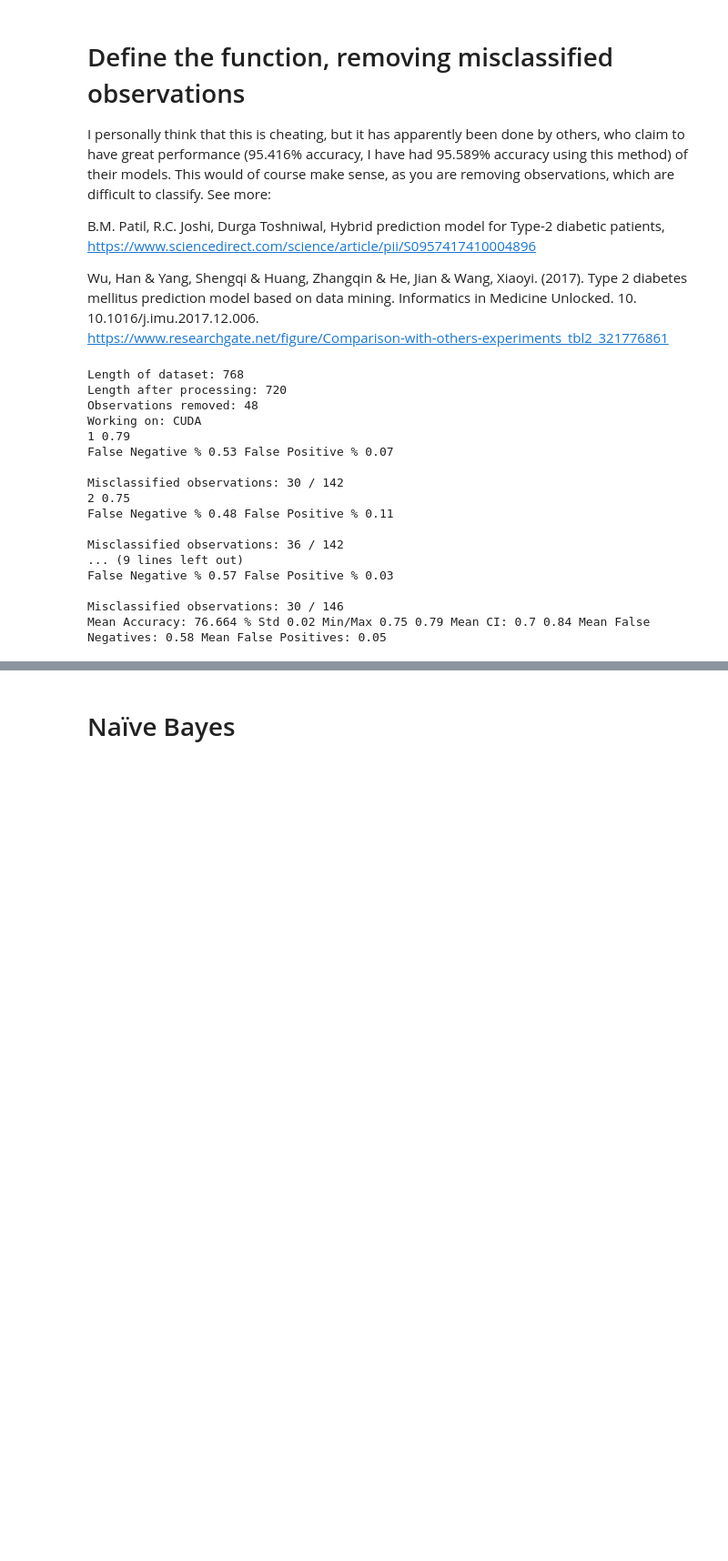
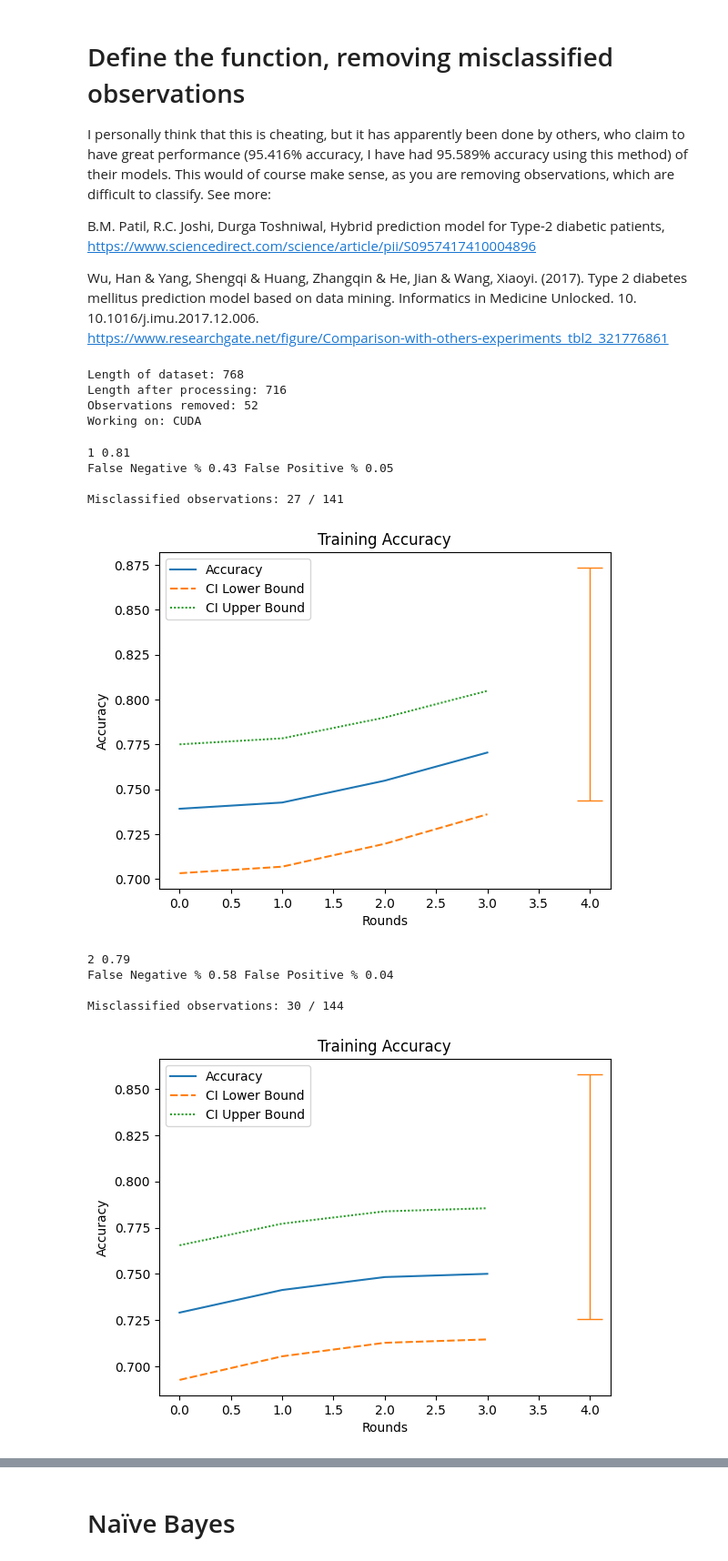
Before and after one commit to PeterVL02/Diabetes-Classifier, a Jupyter notebook: diabetes_classifier.ipynb, the cells around one changed output, grey strips where cells are left out. Shown: that part at 91% size. Saved outputs shown, nothing was run; the diff lists cells and outputs as text; code cells hidden in the pictures; blank space fills up the shorter version.

```diff
--- a/diabetes_classifier.ipynb
+++ b/diabetes_classifier.ipynb
@@ -128,7 +133,7 @@ class Agent:
         neg_outcome_tracker = []
         misclassified_obs = []
         decision_list = []
-        for j in range(rounds):
+        for j in tqdm(range(rounds), ascii=True):
             res = []
             decision_list = []
             for i in range(len(self.data)):
@@ -368,10 +396,17 @@ def cross_validate(training_data, test_data, pcs, n_pcs, learning_rate, rtt, plo
 
         global features
         global split_clustering
+        global split_tree
         if split_clustering:
-            mco_frames.append(pd.DataFrame(mco, columns=np.concatenate((features, ['Cluster'], ['Outcome']), axis=0)))
+            if split_tree:
+                mco_frames.append(pd.DataFrame(mco, columns=np.concatenate((features, ['Cluster'],['Tree'] ,['Outcome']), axis=0)))
+            else:
+                mco_frames.append(pd.DataFrame(mco, columns=np.concatenate((features, ['Cluster'],['Outcome']), axis=0)))
         else:
-            mco_frames.append(pd.DataFrame(mco, columns=np.concatenate((features, ['Outcome']), axis=0)))
+            if split_tree:
+                mco_frames.append(pd.DataFrame(mco, columns=np.concatenate((features, ['Tree'] ,['Outcome']), axis=0)))
+            else:
+                mco_frames.append(pd.DataFrame(mco, columns=np.concatenate((features, ['Outcome']), axis=0)))
 
         if plot:
             plt.errorbar(x=rtt, y= final_accuracy, yerr=(final_upper_bound-final_lower_bound)/2, elinewidth=1,
@@ -453,61 +488,58 @@ std_threshold = 4
 n_nearest_neighbors = 3
 
 ## How many times to go train on the dataset before evaluating?
-rounds_to_train = 5
+rounds_to_train = 4
 
 ## How many principal components should be used?
 number_of_pcs = 0
 
 ## Learning Rate
-LR = 0.000009
+LR = 0.0001
 
 # Which columns to drop when standardizing and giving to model. 'Outcome' should be dropped
 # If any other columns shold be dropped (for feature engineering purposes), these can be specified here as well:
 drop_columns = ['Outcome', 'Insulin', 'SkinThickness']
 
 # Which columns to log-transform?
-log_columns = ['Pregnancies', 'Insulin', 'DiabetesPedigreeFunction', 'Age']
+log_columns = None#['Pregnancies', 'Insulin', 'DiabetesPedigreeFunction', 'Age']
 
 # Get all remaining columns in lists
 features = [col for col in df.columns if col not in [kol for kol in drop_columns]]
 
 
 ## Create Data from DataFrame
-X_data, Y_data, pc_array = k_split(df, k=k, RemoveOutliers=True, ImputeMissing=False, log_transform=log_columns,
-                                            remove_misclassified = False, add_clustering=True)
+X_data, Y_data, pc_array = k_split(df, k=k, RemoveOutliers = True, ImputeMissing = False, log_transform=log_columns,
+                                            remove_misclassified = False, add_clustering = False, add_tree=False)
 
 ## Perform cross validation
 statistics, misclassified_observations = cross_validate(X_data,Y_data,pc_array, n_pcs=number_of_pcs,
-                                                learning_rate = LR, rtt=rounds_to_train, plot=False)
+                                                learning_rate = LR, rtt=rounds_to_train, plot=True)
 
 ## Analyze the data
 means, low_means, high_means, false_negatives, false_positives = [], [], [], [], []
 for run_stat in statistics:
     means.append(run_stat[0])
     low_means.append(run_stat[1])
     high_means.append(run_stat[2])
     false_negatives.append(1-run_stat[3])
     false_positives.append(1-run_stat[4])
 
 print('Mean Accuracy:', np.round(np.mean(means)*100,3),'%', 'Std', np.round(np.std(means),2), 'Min/Max', np.round(min(means),2),
     np.round(max(means),2), 'Mean CI:', np.round(np.mean(low_means),2), np.round(np.mean(high_means),2),
     'Mean False Negatives:', np.round(np.mean(false_negatives),2),
     'Mean False Positives:', np.round(np.mean(false_positives),2))
 # %% [output]
 Length of dataset: 768
-Length after processing: 720
-Observations removed: 48
+Length after processing: 716
+Observations removed: 52
 Working on: CUDA
-1 0.79
-False Negative % 0.53 False Positive % 0.07
-
-Misclassified observations: 30 / 142
-2 0.75
-False Negative % 0.48 False Positive % 0.11
-
-Misclassified observations: 36 / 142
-... (9 lines left out)
-False Negative % 0.57 False Positive % 0.03
-
-Misclassified observations: 30 / 146
-Mean Accuracy: 76.664 % Std 0.02 Min/Max 0.75 0.79 Mean CI: 0.7 0.84 Mean False Negatives: 0.58 Mean False Positives: 0.05
+1 0.81
+False Negative % 0.43 False Positive % 0.05
+
+Misclassified observations: 27 / 141
+[figure, added]
+2 0.79
+False Negative % 0.58 False Positive % 0.04
+
+Misclassified observations: 30 / 144
+[figure, added]
```
Also changed, not shown: parts of 4 cells of this notebook, 12 other files.
